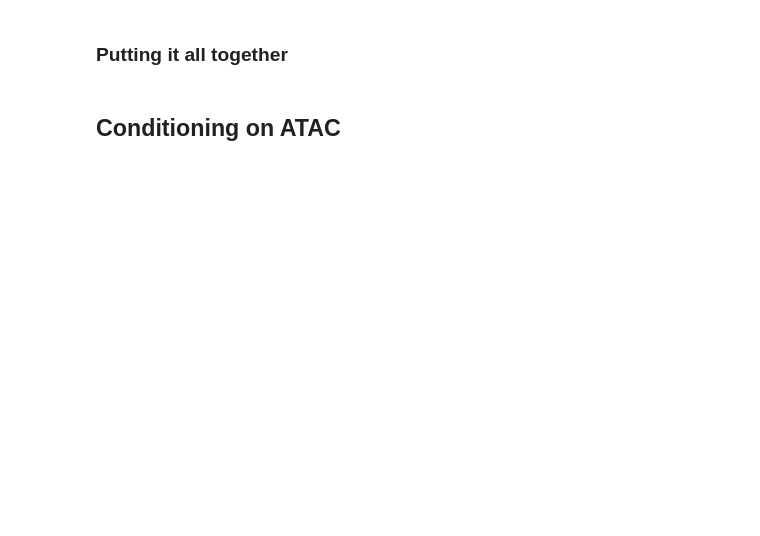
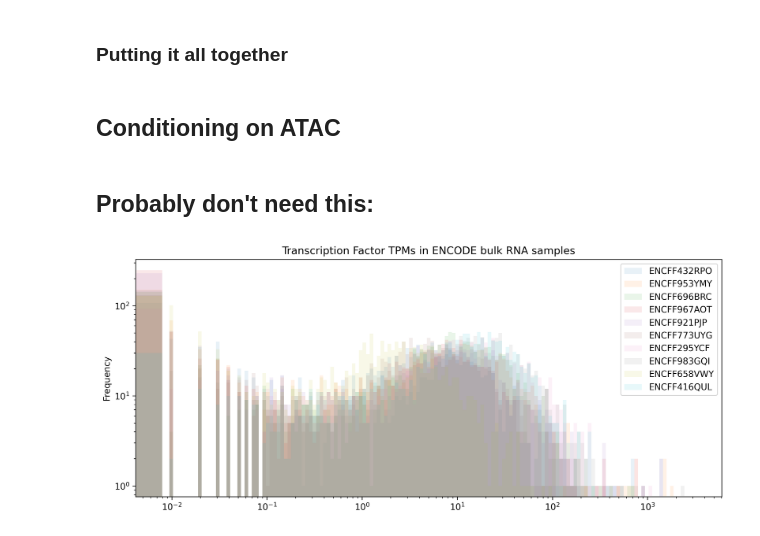
Before and after one commit to alexlenail/back_of_my_envelope, a Jupyter notebook: _notebooks/2022-01-12-equilibrium_TFs.ipynb, the cells around one changed output. Cells and saved outputs as stored; diff of their text form; code cells hidden in the pictures; blank space fills up the shorter version.

```diff
--- a/_notebooks/2022-01-12-equilibrium_TFs.ipynb
+++ b/_notebooks/2022-01-12-equilibrium_TFs.ipynb
@@ -266,3 +451,17 @@ def multiplicity(TFBSs, TF_concs):
 ### Putting it all together
 # %% [markdown]
 ## Conditioning on ATAC
+# %% [markdown]
+## Probably don't need this:
+# %%
+#collapse
+# Get ENCODE TPM matrix and TF list
+gene_tpm = pd.read_csv('../../AChroMap/data/raw/ENCODE/polyA/RSEM_gene/RSEM_gene.tpm_matrix.csv')
+human_TFs_ENGSs = pd.read_csv('http://humantfs.ccbr.utoronto.ca/download/v_1.01/TFs_Ensembl_v_1.01.txt', header=None)
+tf_tpm = gene_tpm[gene_tpm.gene_id.str.split('.').str[0].isin(human_TFs_ENGSs[0])].set_index('gene_id')
+# %%
+#collapse
+tf_tpm.iloc[:, :10].plot.hist(bins=[0]+np.logspace(-2.1, 3.5, 150).tolist(), logy=True, logx=True, alpha=0.1, title="Transcription Factor TPMs in ENCODE bulk RNA samples")
+None
+# %% [output]
+[figure, added]
```
Also changed, not shown: parts of 27 cells of this notebook.
